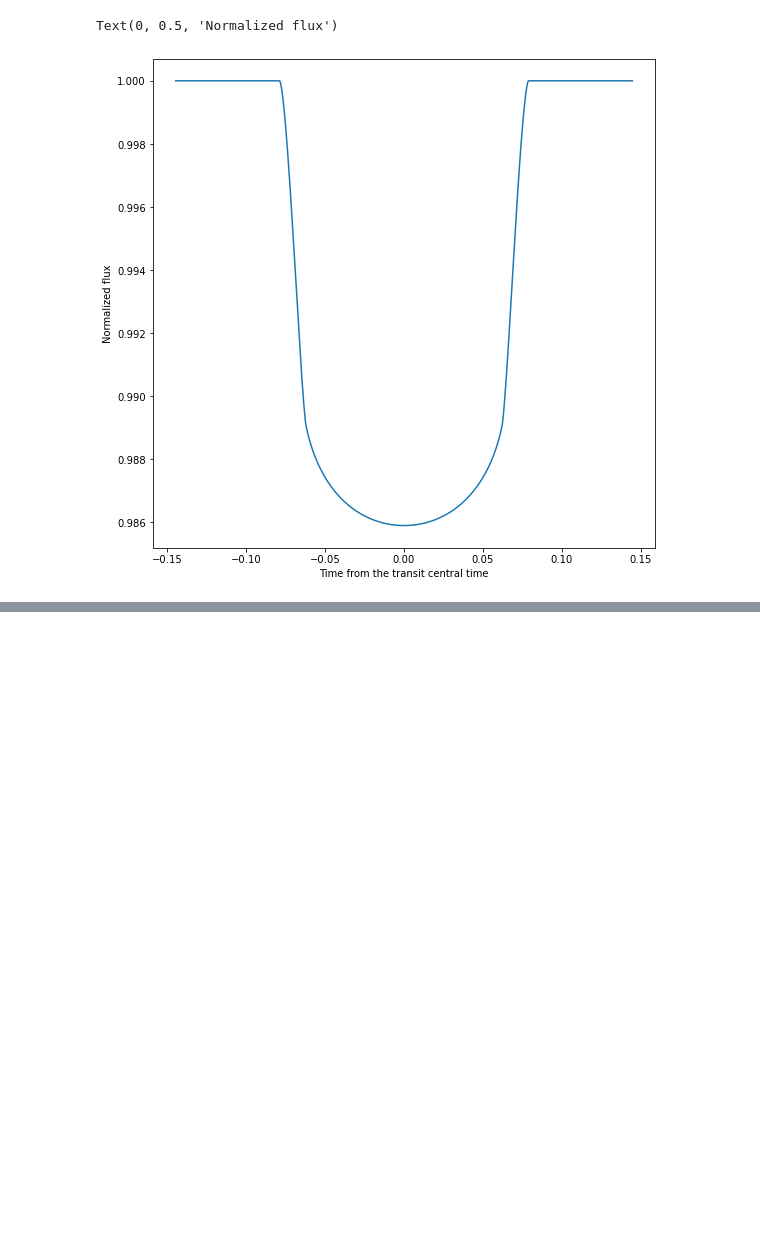
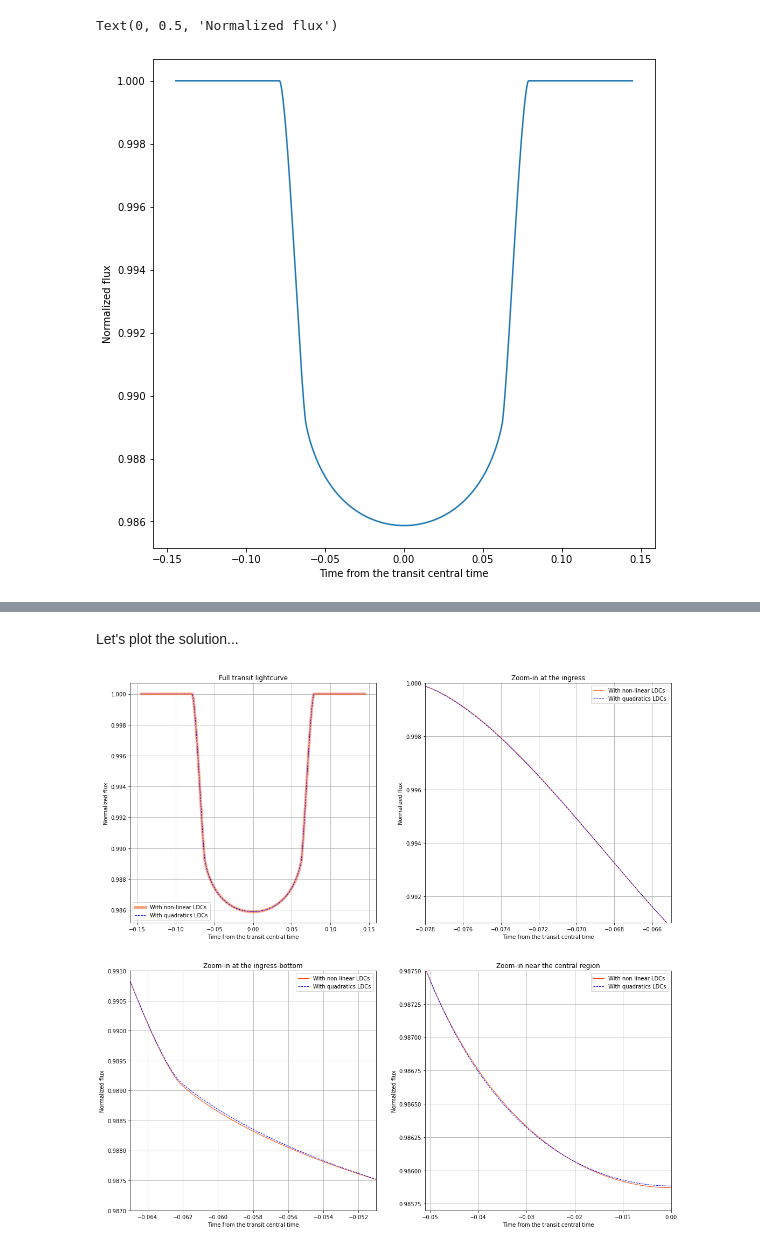
Before and after one commit to Jayshil/ld-spam, a Jupyter notebook: Notebooks/spam.ipynb, the cells around one changed output, grey strips where cells are left out. Saved outputs shown, nothing was run; the diff lists cells and outputs as text; code cells hidden in the pictures; blank space fills up the shorter version.

```diff
--- a/Notebooks/spam.ipynb
+++ b/Notebooks/spam.ipynb
@@ -54,7 +54,7 @@ We can compute limiting limb-darkening coefficients (see, [Espinoza & Jordan 201
 Below, we plot our synthetic lightcurve using the function defined above (using non-linear LDCs),
 # %%
 time = np.linspace(-4.41193789/(9.719*np.pi), 4.41193789/(9.719*np.pi), 1000)
-flux = transit(time, 0., 4.41193789, 0.11108, 9.719, 0.228, 0., 90., [0.5050, 0.2916, -0.1613, 0.0089], "nonlinear")
+flux = transit(time, 0., 4.41193789, 0.11108, 9.719, 0.228, 0., 90., [0.461242, 0.339466, -0.16376, 3.4e-05], "nonlinear")
 
 plt.figure(figsize=(9,9))
 plt.plot(time, flux)
@@ -65,0 +68,8 @@ Text(0, 0.5, 'Normalized flux')
+# %%
+def min_log_likelihood(x):
+    model = transit(time, 0., 4.41193789, 0.11108, 9.719, 0.228, 0., 90., x, "quadratic")
+    chi2 = np.sum((flux-model)**2)
+    return chi2
+
+soln = mz(min_log_likelihood, x0=[0.2306076190476191, 0.3186269841269841], method='L-BFGS-B')
+soln
@@ -65,0 +87,46 @@ Text(0, 0.5, 'Normalized flux')
+# %% [markdown]
+Let's plot the solution...
+# %%
+flux_qua = transit(time, 0., 4.41193789, 0.11108, 9.719, 0.228, 0., 90., soln.x, "quadratic")
+
+fig, axs = plt.subplots(nrows=2, ncols=2,
+                                    figsize=(18, 18))
+axs[0,0].plot(time, flux, lw=5, color='orangered', alpha=0.5, zorder=5, label='With non-linear LDCs')
+axs[0,0].plot(time, flux_qua, lw=1, ls='--', color='blue', zorder=10, label='With quadratics LDCs')
+axs[0,0].set_xlabel('Time from the transit central time')
+axs[0,0].set_ylabel('Normalized flux')
+axs[0,0].legend(loc='best')
+axs[0,0].set_title('Full transit lightcurve')
+axs[0,0].grid()
+
+axs[0,1].plot(time, flux, lw=1, color='orangered', alpha=1.0, zorder=5, label='With non-linear LDCs')
+axs[0,1].plot(time, flux_qua, lw=1, ls='--', color='blue', zorder=10, label='With quadratics LDCs')
+axs[0,1].set_xlabel('Time from the transit central time')
+axs[0,1].set_ylabel('Normalized flux')
+axs[0,1].legend(loc='best')
+axs[0,1].set_xlim([-0.078,-0.065])
+axs[0,1].set_ylim([0.991, 1.000])
+axs[0,1].set_title('Zoom-in at the ingress')
+axs[0,1].grid()
+
+axs[1,0].plot(time, flux, lw=1, color='orangered', alpha=1.0, zorder=5, label='With non-linear LDCs')
+axs[1,0].plot(time, flux_qua, lw=1, ls='--', color='blue', zorder=10, label='With quadratics LDCs')
+axs[1,0].set_xlabel('Time from the transit central time')
+axs[1,0].set_ylabel('Normalized flux')
+axs[1,0].legend(loc='best')
+axs[1,0].set_xlim([-0.065, -0.051])
+axs[1,0].set_ylim([0.9870, 0.9910])
+axs[1,0].set_title('Zoom-in at the ingress-bottom')
+axs[1,0].grid()
+
+axs[1,1].plot(time, flux, lw=1, color='orangered', alpha=1.0, zorder=5, label='With non-linear LDCs')
+axs[1,1].plot(time, flux_qua, lw=1, ls='--', color='blue', zorder=10, label='With quadratics LDCs')
+axs[1,1].set_xlabel('Time from the transit central time')
+axs[1,1].set_ylabel('Normalized flux')
+axs[1,1].legend(loc='best')
+axs[1,1].set_xlim([-0.051, 0.00])
+axs[1,1].set_ylim([0.9857, 0.9875])
+axs[1,1].set_title('Zoom-in near the central region')
+axs[1,1].grid()
+# %% [output]
+[figure, added]
```
Also changed, not shown: parts of 6 cells of this notebook.
